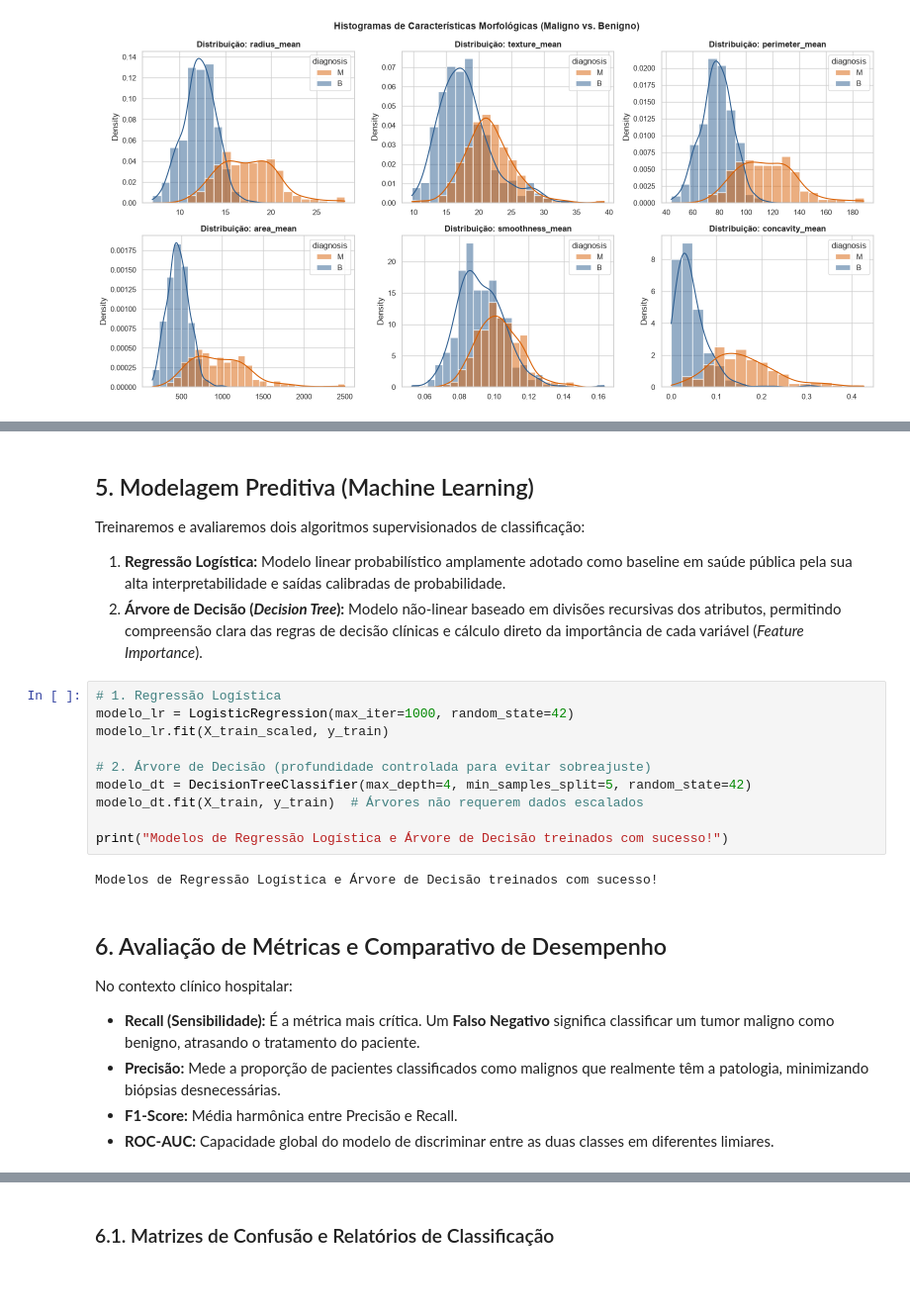
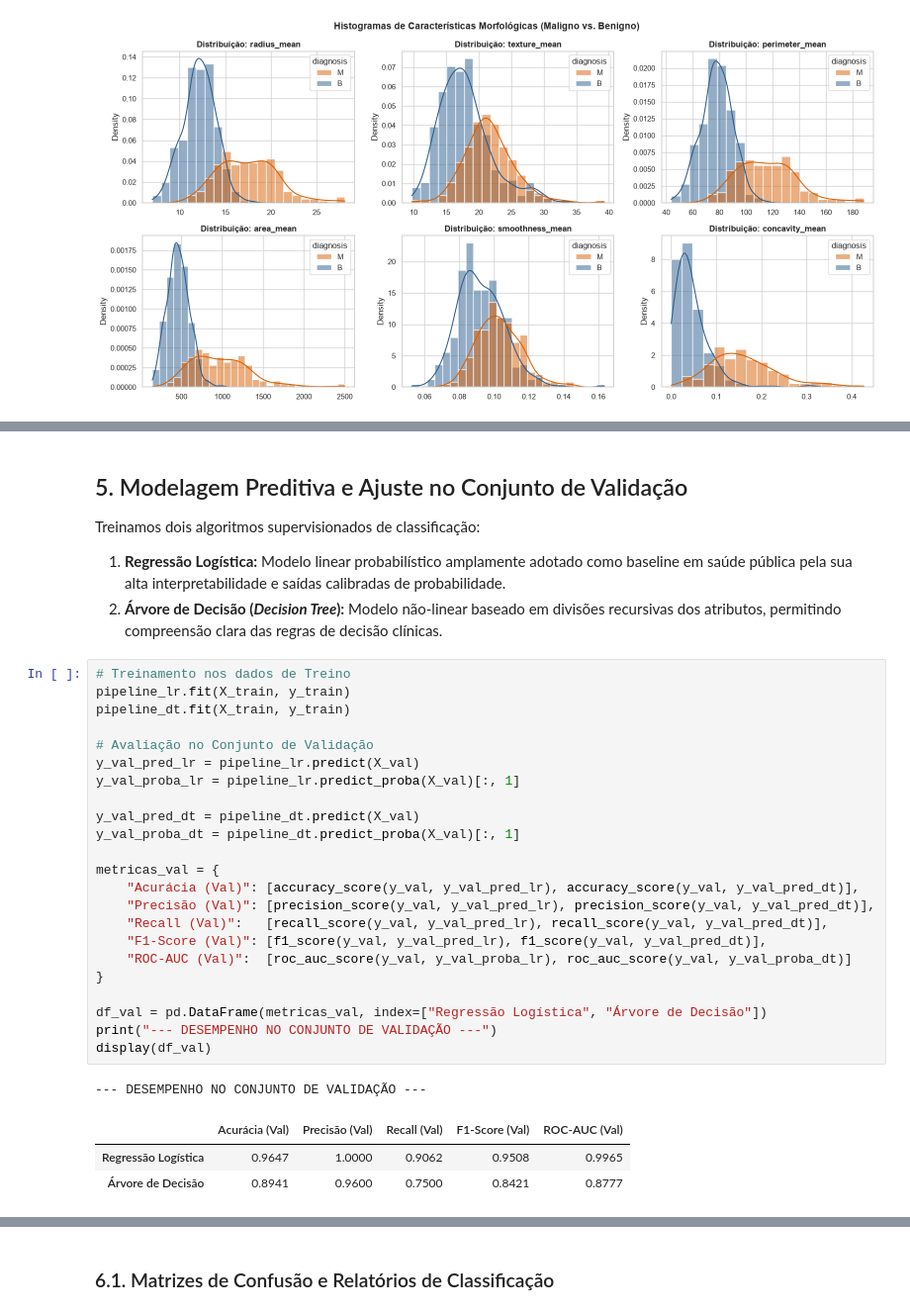
Before and after one commit to brunomirandadev/pos-tech-ia-devs-tc-fase1, a Jupyter notebook: notebook/analise_diagnostico.ipynb, the cells around one changed output, grey strips where cells are left out. Shown at 99% size. Cells and saved outputs as stored; diff of their text form; blank space fills up the shorter version.

```diff
--- a/notebook/analise_diagnostico.ipynb
+++ b/notebook/analise_diagnostico.ipynb
@@ -236,26 +270,34 @@ Padronização concluída com sucesso!
 # %% [markdown]
-## 5. Modelagem Preditiva (Machine Learning)
+## 5. Modelagem Preditiva e Ajuste no Conjunto de Validação
 
-Treinaremos e avaliaremos dois algoritmos supervisionados de classificação:
+Treinamos dois algoritmos supervisionados de classificação:
 1. **Regressão Logística:** Modelo linear probabilístico amplamente adotado como baseline em saúde pública pela sua alta interpretabilidade e saídas calibradas de probabilidade.
-2. **Árvore de Decisão (*Decision Tree*):** Modelo não-linear baseado em divisões recursivas dos atributos, permitindo compreensão clara das regras de decisão clínicas e cálculo direto da importância de cada variável (*Feature Importance*).
+2. **Árvore de Decisão (*Decision Tree*):** Modelo não-linear baseado em divisões recursivas dos atributos, permitindo compreensão clara das regras de decisão clínicas.
-# %%
-# 1. Regressão Logística
-modelo_lr = LogisticRegression(max_iter=1000, random_state=42)
-modelo_lr.fit(X_train_scaled, y_train)
-
-# 2. Árvore de Decisão (profundidade controlada para evitar sobreajuste)
-modelo_dt = DecisionTreeClassifier(max_depth=4, min_samples_split=5, random_state=42)
-modelo_dt.fit(X_train, y_train)  # Árvores não requerem dados escalados
-
-print("Modelos de Regressão Logística e Árvore de Decisão treinados com sucesso!")
-# %% [output]
-Modelos de Regressão Logística e Árvore de Decisão treinados com sucesso!
-# %% [markdown]
-## 6. Avaliação de Métricas e Comparativo de Desempenho
-
-No contexto clínico hospitalar:
-- **Recall (Sensibilidade):** É a métrica mais crítica. Um **Falso Negativo** significa classificar um tumor maligno como benigno, atrasando o tratamento do paciente.
-- **Precisão:** Mede a proporção de pacientes classificados como malignos que realmente têm a patologia, minimizando biópsias desnecessárias.
-- **F1-Score:** Média harmônica entre Precisão e Recall.
-- **ROC-AUC:** Capacidade global do modelo de discriminar entre as duas classes em diferentes limiares.
+# %%
+# Treinamento nos dados de Treino
+pipeline_lr.fit(X_train, y_train)
+pipeline_dt.fit(X_train, y_train)
+
+# Avaliação no Conjunto de Validação
+y_val_pred_lr = pipeline_lr.predict(X_val)
+y_val_proba_lr = pipeline_lr.predict_proba(X_val)[:, 1]
+
+y_val_pred_dt = pipeline_dt.predict(X_val)
+y_val_proba_dt = pipeline_dt.predict_proba(X_val)[:, 1]
+
+metricas_val = {
+    "Acurácia (Val)": [accuracy_score(y_val, y_val_pred_lr), accuracy_score(y_val, y_val_pred_dt)],
+    "Precisão (Val)": [precision_score(y_val, y_val_pred_lr), precision_score(y_val, y_val_pred_dt)],
+    "Recall (Val)":   [recall_score(y_val, y_val_pred_lr), recall_score(y_val, y_val_pred_dt)],
+    "F1-Score (Val)": [f1_score(y_val, y_val_pred_lr), f1_score(y_val, y_val_pred_dt)],
+    "ROC-AUC (Val)":  [roc_auc_score(y_val, y_val_proba_lr), roc_auc_score(y_val, y_val_proba_dt)]
+}
+
+df_val = pd.DataFrame(metricas_val, index=["Regressão Logística", "Árvore de Decisão"])
+print("--- DESEMPENHO NO CONJUNTO DE VALIDAÇÃO ---")
+display(df_val)
+# %% [output]
+--- DESEMPENHO NO CONJUNTO DE VALIDAÇÃO ---
+|  | Acurácia (Val) | Precisão (Val) | Recall (Val) | F1-Score (Val) | ROC-AUC (Val) |
+| Regressão Logística | 0.9647 | 1.0000 | 0.9062 | 0.9508 | 0.9965 |
+| Árvore de Decisão | 0.8941 | 0.9600 | 0.7500 | 0.8421 | 0.8777 |
```
Also changed, not shown: parts of 21 cells of this notebook, 14 other files.
